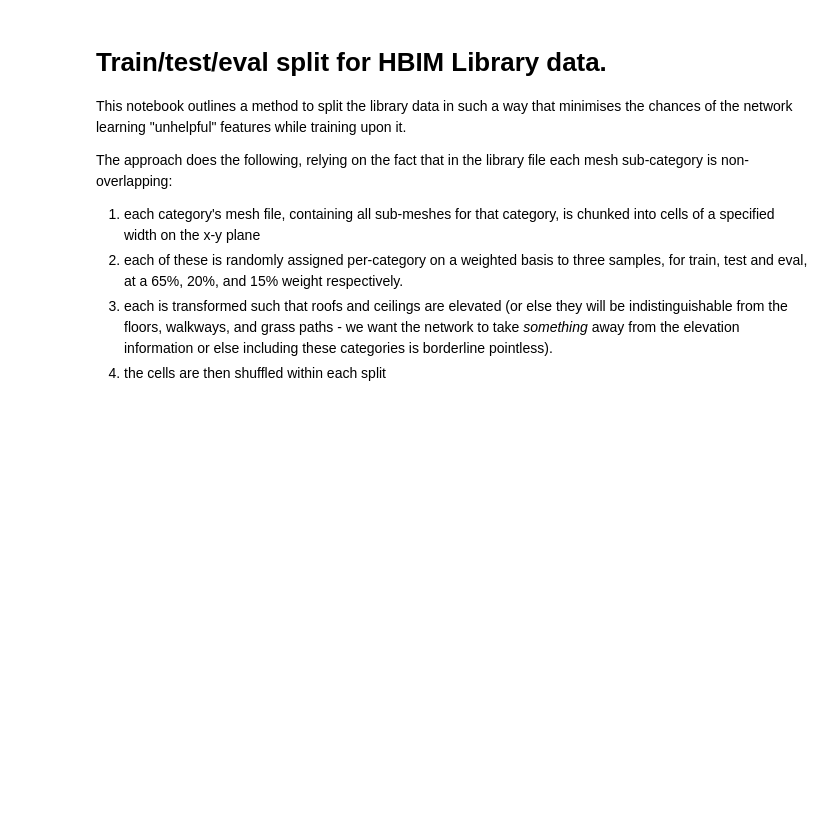
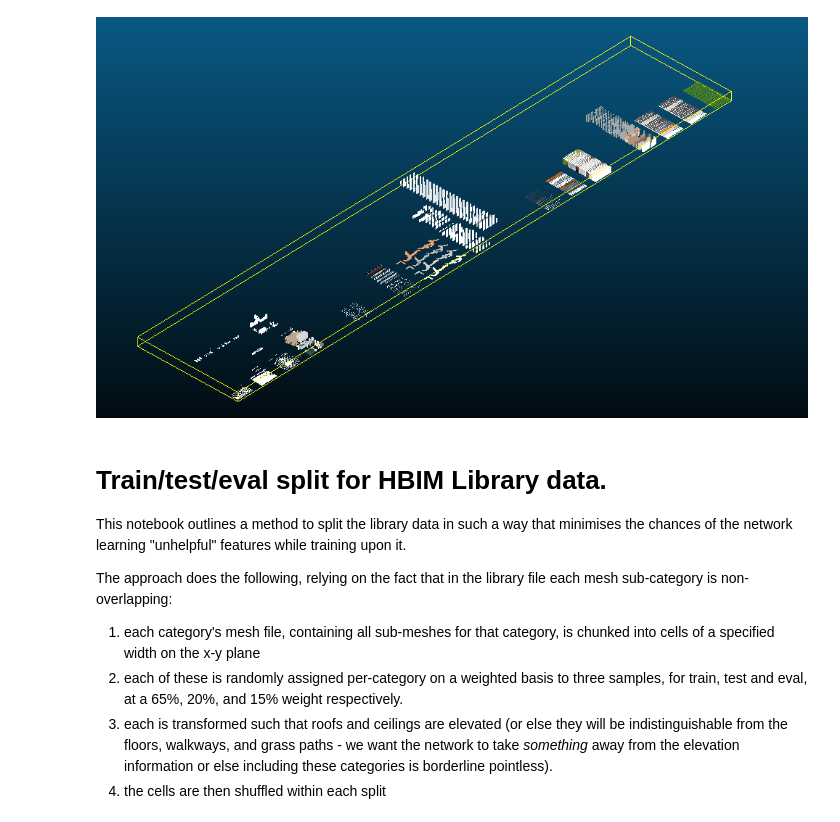
Before and after one commit to Chiark-Collective/Pointcept, a Jupyter notebook: notebooks/library_splitter.ipynb, the cells around one changed output. Saved outputs shown, nothing was run; the diff lists cells and outputs as text; code cells hidden in the pictures; blank space fills up the shorter version.

```diff
--- a/notebooks/library_splitter.ipynb
+++ b/notebooks/library_splitter.ipynb
@@ -1,3 +1,8 @@
+# %%
+from IPython.display import Image, display
+display(Image(filename='/home/sogilvy/library_raw.png'))
+# %% [output]
+[figure, added]
 # %% [markdown]
 # Train/test/eval split for HBIM Library data.
 
```
Also changed, not shown: parts of 4 cells of this notebook.
